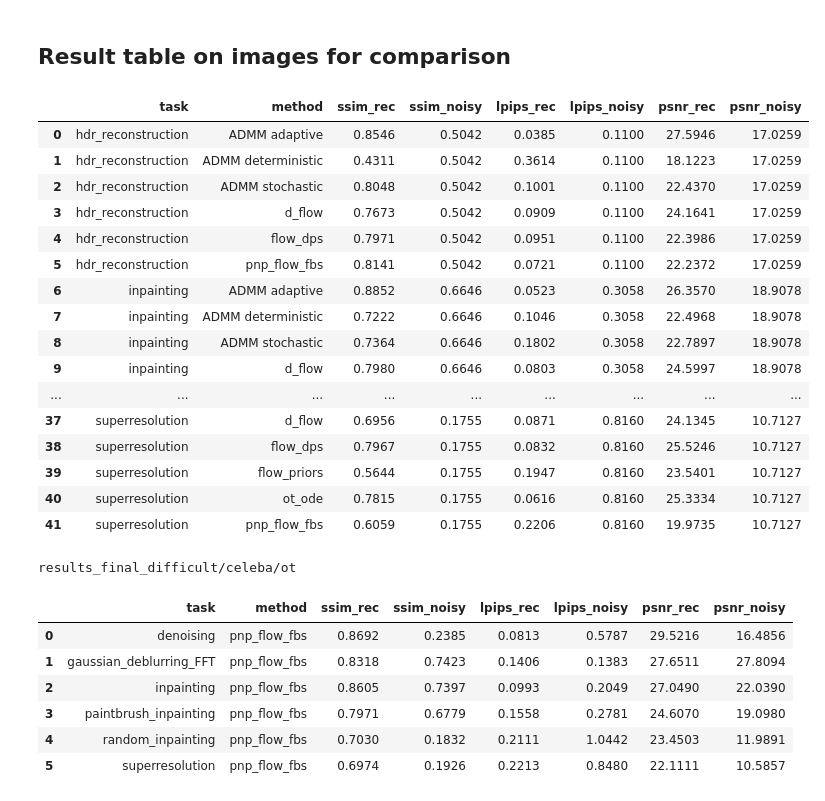
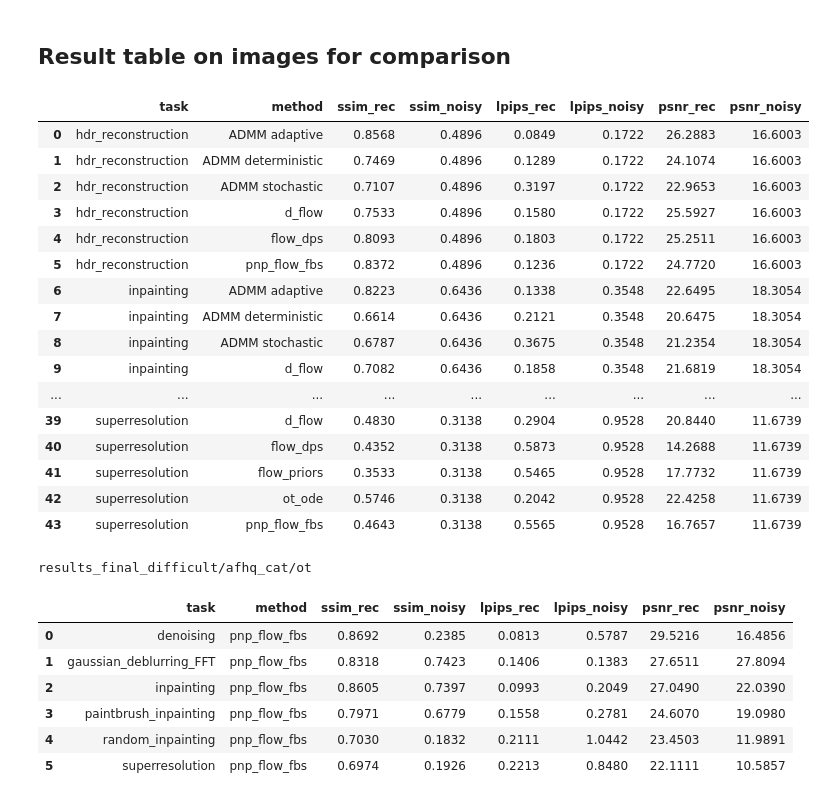
Before and after one commit to dibyanshu100/PnP_ConsensusFlow, a Jupyter notebook: graphs.ipynb, the cells around one changed output. Drawn from its saved outputs; the diff is of its cells as text; code cells hidden in the pictures.

```diff
--- a/graphs.ipynb
+++ b/graphs.ipynb
@@ -69,30 +71,30 @@ else:
 ## Result table on images for comparison
 # %%
 # ROOT_DIR = Path("results/celeba/ot")
-ROOT_DIR = Path("results_final_difficult/celeba/ot")
+ROOT_DIR = Path("results_final_difficult/afhq_cat/ot")
 
 df = gu.extract_basic_metrics(ROOT_DIR, "metrics.xlsx")
 display(df)
 print(ROOT_DIR)
 # %% [output]
 |  | task | method | ssim_rec | ssim_noisy | lpips_rec | lpips_noisy | psnr_rec | psnr_noisy |
-| 0 | hdr_reconstruction | ADMM adaptive | 0.8546 | 0.5042 | 0.0385 | 0.1100 | 27.5946 | 17.0259 |
-| 1 | hdr_reconstruction | ADMM deterministic | 0.4311 | 0.5042 | 0.3614 | 0.1100 | 18.1223 | 17.0259 |
-| 2 | hdr_reconstruction | ADMM stochastic | 0.8048 | 0.5042 | 0.1001 | 0.1100 | 22.4370 | 17.0259 |
-| 3 | hdr_reconstruction | d_flow | 0.7673 | 0.5042 | 0.0909 | 0.1100 | 24.1641 | 17.0259 |
-| 4 | hdr_reconstruction | flow_dps | 0.7971 | 0.5042 | 0.0951 | 0.1100 | 22.3986 | 17.0259 |
-| 5 | hdr_reconstruction | pnp_flow_fbs | 0.8141 | 0.5042 | 0.0721 | 0.1100 | 22.2372 | 17.0259 |
-| 6 | inpainting | ADMM adaptive | 0.8852 | 0.6646 | 0.0523 | 0.3058 | 26.3570 | 18.9078 |
-| 7 | inpainting | ADMM deterministic | 0.7222 | 0.6646 | 0.1046 | 0.3058 | 22.4968 | 18.9078 |
-| 8 | inpainting | ADMM stochastic | 0.7364 | 0.6646 | 0.1802 | 0.3058 | 22.7897 | 18.9078 |
-| 9 | inpainting | d_flow | 0.7980 | 0.6646 | 0.0803 | 0.3058 | 24.5997 | 18.9078 |
+| 0 | hdr_reconstruction | ADMM adaptive | 0.8568 | 0.4896 | 0.0849 | 0.1722 | 26.2883 | 16.6003 |
+| 1 | hdr_reconstruction | ADMM deterministic | 0.7469 | 0.4896 | 0.1289 | 0.1722 | 24.1074 | 16.6003 |
+| 2 | hdr_reconstruction | ADMM stochastic | 0.7107 | 0.4896 | 0.3197 | 0.1722 | 22.9653 | 16.6003 |
+| 3 | hdr_reconstruction | d_flow | 0.7533 | 0.4896 | 0.1580 | 0.1722 | 25.5927 | 16.6003 |
+| 4 | hdr_reconstruction | flow_dps | 0.8093 | 0.4896 | 0.1803 | 0.1722 | 25.2511 | 16.6003 |
+| 5 | hdr_reconstruction | pnp_flow_fbs | 0.8372 | 0.4896 | 0.1236 | 0.1722 | 24.7720 | 16.6003 |
+| 6 | inpainting | ADMM adaptive | 0.8223 | 0.6436 | 0.1338 | 0.3548 | 22.6495 | 18.3054 |
+| 7 | inpainting | ADMM deterministic | 0.6614 | 0.6436 | 0.2121 | 0.3548 | 20.6475 | 18.3054 |
+| 8 | inpainting | ADMM stochastic | 0.6787 | 0.6436 | 0.3675 | 0.3548 | 21.2354 | 18.3054 |
+| 9 | inpainting | d_flow | 0.7082 | 0.6436 | 0.1858 | 0.3548 | 21.6819 | 18.3054 |
 | ... | ... | ... | ... | ... | ... | ... | ... | ... |
-| 37 | superresolution | d_flow | 0.6956 | 0.1755 | 0.0871 | 0.8160 | 24.1345 | 10.7127 |
-| 38 | superresolution | flow_dps | 0.7967 | 0.1755 | 0.0832 | 0.8160 | 25.5246 | 10.7127 |
-| 39 | superresolution | flow_priors | 0.5644 | 0.1755 | 0.1947 | 0.8160 | 23.5401 | 10.7127 |
-| 40 | superresolution | ot_ode | 0.7815 | 0.1755 | 0.0616 | 0.8160 | 25.3334 | 10.7127 |
-| 41 | superresolution | pnp_flow_fbs | 0.6059 | 0.1755 | 0.2206 | 0.8160 | 19.9735 | 10.7127 |
+| 39 | superresolution | d_flow | 0.4830 | 0.3138 | 0.2904 | 0.9528 | 20.8440 | 11.6739 |
+| 40 | superresolution | flow_dps | 0.4352 | 0.3138 | 0.5873 | 0.9528 | 14.2688 | 11.6739 |
+| 41 | superresolution | flow_priors | 0.3533 | 0.3138 | 0.5465 | 0.9528 | 17.7732 | 11.6739 |
+| 42 | superresolution | ot_ode | 0.5746 | 0.3138 | 0.2042 | 0.9528 | 22.4258 | 11.6739 |
+| 43 | superresolution | pnp_flow_fbs | 0.4643 | 0.3138 | 0.5565 | 0.9528 | 16.7657 | 11.6739 |
-results_final_difficult/celeba/ot
+results_final_difficult/afhq_cat/ot
 # %%
 ROOT_DIR = Path("results_rev3_2eval/celeba/ot")
 
```
Also changed, not shown: parts of 2 cells of this notebook, 5 other files.
